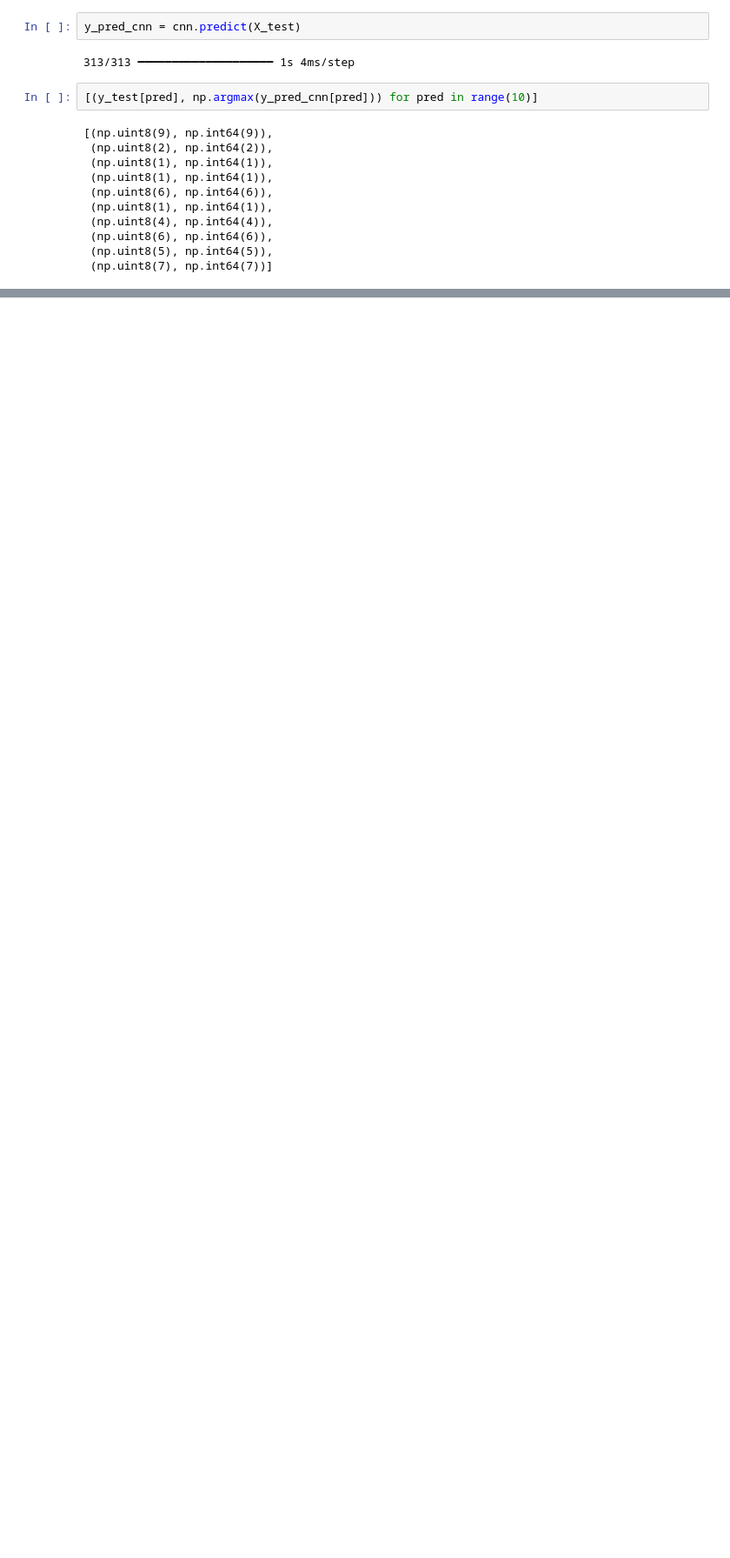
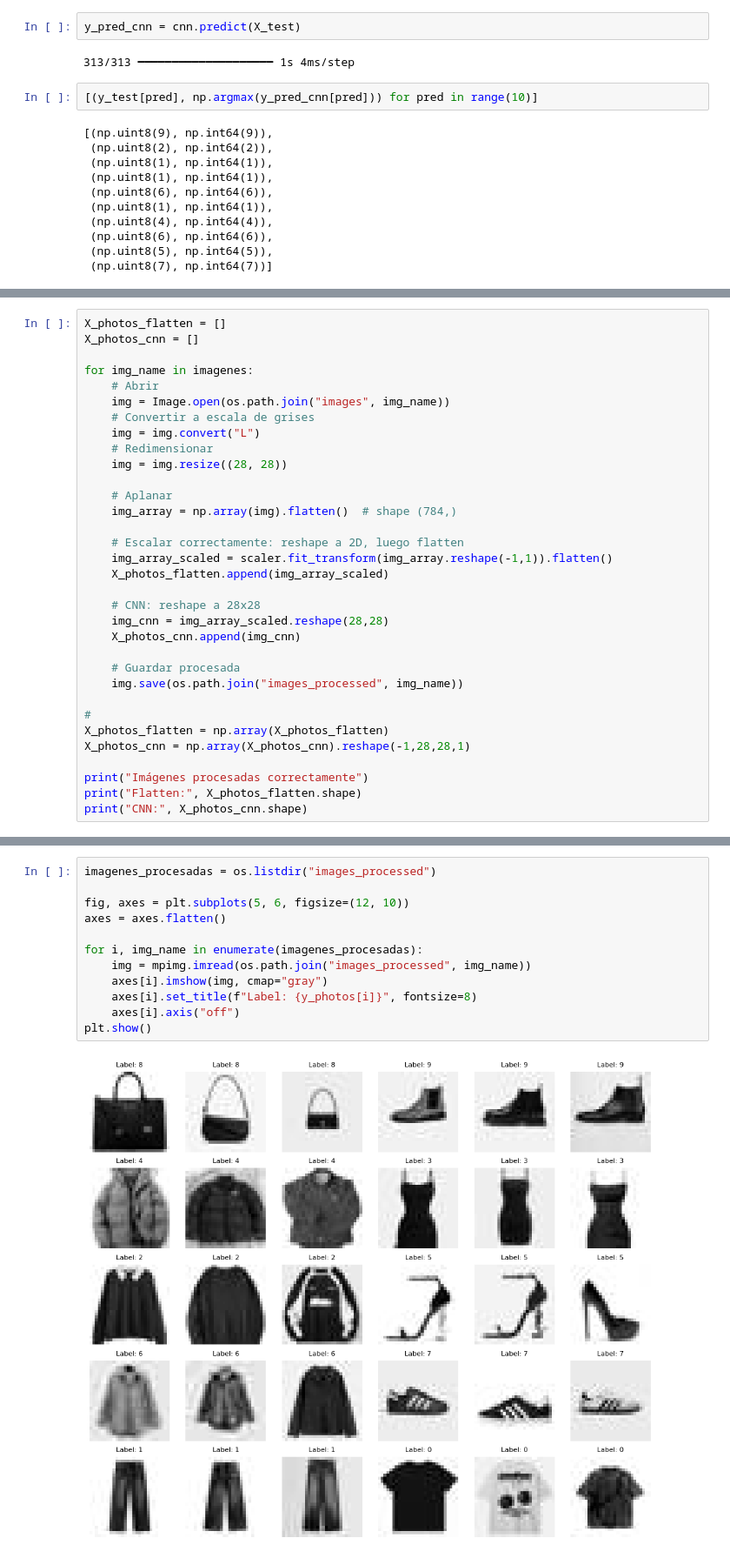
Before and after one commit to EstebanGomezVal/Proyecto1_ML, a Jupyter notebook: Lab_2.ipynb, the cells around one changed output, grey strips where cells are left out. Shown at 87% size. Cells and saved outputs as stored; diff of their text form; blank space fills up the shorter version.

```diff
--- a/Lab_2.ipynb
+++ b/Lab_2.ipynb
@@ -422,0 +452,33 @@ y_pred_cnn = cnn.predict(X_test)
+# %%
+X_photos_flatten = []
+X_photos_cnn = []
+
+for img_name in imagenes:
+    # Abrir
+    img = Image.open(os.path.join("images", img_name))
+    # Convertir a escala de grises
+    img = img.convert("L")
+    # Redimensionar
+    img = img.resize((28, 28))
+
+    # Aplanar
+    img_array = np.array(img).flatten()  # shape (784,)
+
+    # Escalar correctamente: reshape a 2D, luego flatten
+    img_array_scaled = scaler.fit_transform(img_array.reshape(-1,1)).flatten()
+    X_photos_flatten.append(img_array_scaled)
+
+    # CNN: reshape a 28x28
+    img_cnn = img_array_scaled.reshape(28,28)
+    X_photos_cnn.append(img_cnn)
+
+    # Guardar procesada
+    img.save(os.path.join("images_processed", img_name))
+
+#
+X_photos_flatten = np.array(X_photos_flatten)
+X_photos_cnn = np.array(X_photos_cnn).reshape(-1,28,28,1)
+
+print("Imágenes procesadas correctamente")
+print("Flatten:", X_photos_flatten.shape)
+print("CNN:", X_photos_cnn.shape)
@@ -422,0 +491,14 @@ y_pred_cnn = cnn.predict(X_test)
+# %%
+imagenes_procesadas = os.listdir("images_processed")
+
+fig, axes = plt.subplots(5, 6, figsize=(12, 10))
+axes = axes.flatten()
+
+for i, img_name in enumerate(imagenes_procesadas):
+    img = mpimg.imread(os.path.join("images_processed", img_name))
+    axes[i].imshow(img, cmap="gray")
+    axes[i].set_title(f"Label: {y_photos[i]}", fontsize=8)
+    axes[i].axis("off")
+plt.show()
+# %% [output]
+[figure, added]
```
Also changed, not shown: parts of 16 cells of this notebook.
